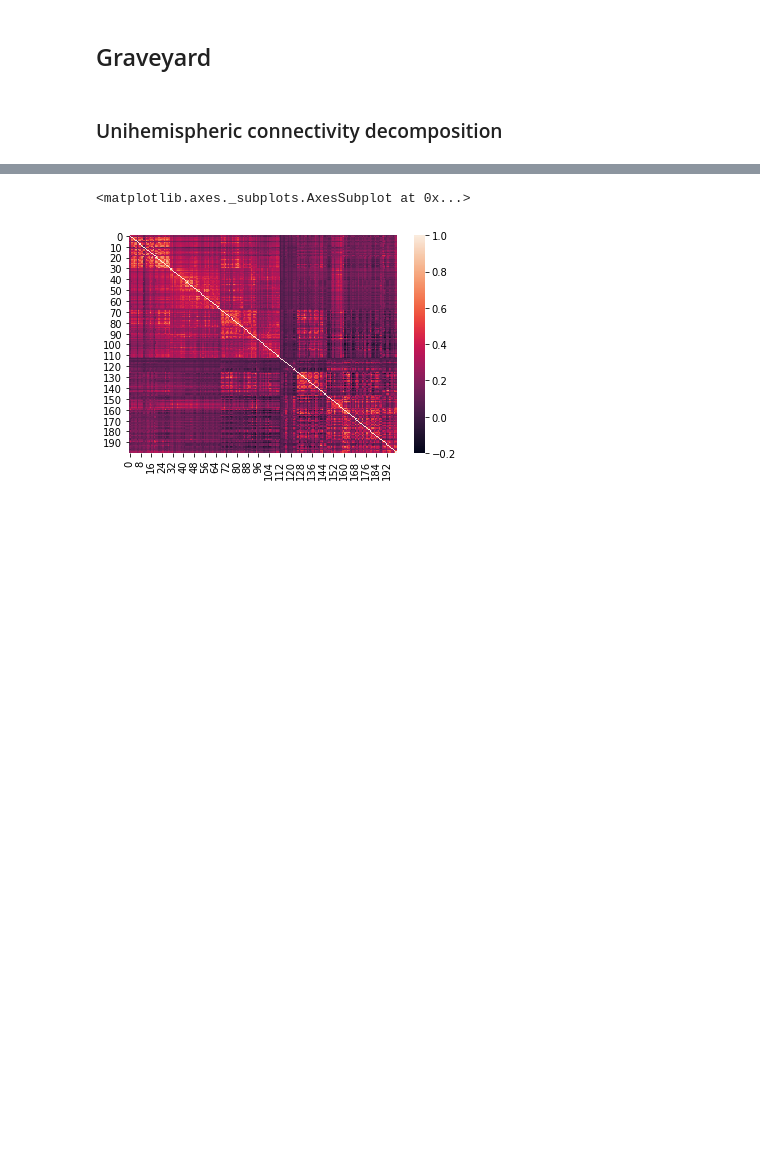
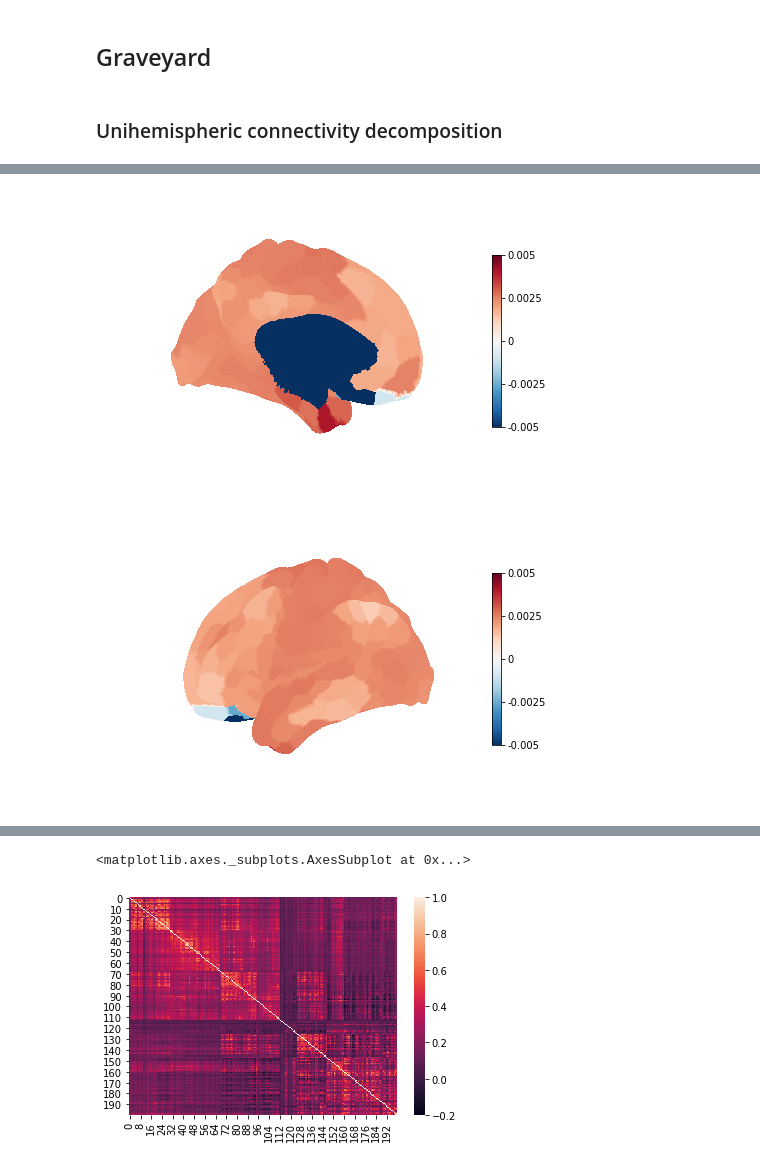
Before and after one commit to JohnGriffiths/BHTO19_GradientsVariability, a Jupyter notebook: scratch/looking_at_brainspace.ipynb, the cells around one changed output, grey strips where cells are left out. Drawn from its saved outputs; the diff is of its cells as text; code cells hidden in the pictures; blank space fills up the shorter version.

```diff
--- a/scratch/looking_at_brainspace.ipynb
+++ b/scratch/looking_at_brainspace.ipynb
@@ -216,0 +350,5 @@ disp = plot_surf_stat_map([lhp_vtx,lhp_tri],
+# %%
+A = sch400_fc.copy()
+D = np.diag(sch400_fc.sum(axis=1))
+#L = D - A
+L = D - A
@@ -216,0 +375,40 @@ disp = plot_surf_stat_map([lhp_vtx,lhp_tri],
+# %%
+L_evals,L_evecs = np.linalg.eig(L)
+# %%
+sch400_fcL_evecs_surf_pc1 = map_to_labels(L_evecs[:,0],
+                                  sch400_parc, mask=sch400_parc != 0,fill=np.nan);
+
+sch400_fcL_evecs_surf_pc2 = map_to_labels(L_evecs[:,1],
+                                  sch400_parc, mask=sch400_parc != 0,fill=np.nan);
+
+sch400_fcL_evecs_surf_pc3 = map_to_labels(L_evecs[:,2],
+                                  sch400_parc, mask=sch400_parc != 0,fill=np.nan);
+
+
+disp = plot_surf_stat_map([lhp_vtx,lhp_tri],
+                          sch400_fcL_evecs_surf_pc1[:32492],
+                          view='medial',hemi='left',cmap='RdBu_r');
+
+disp = plot_surf_stat_map([lhp_vtx,lhp_tri],
+                          sch400_fcL_evecs_surf_pc1[:32492],
+                          view='lateral',hemi='left',cmap='RdBu_r');
+
+
+disp = plot_surf_stat_map([lhp_vtx,lhp_tri],
+                          sch400_fcL_evecs_surf_pc2[:32492],
+                          view='medial',hemi='left',cmap='RdBu_r');
+
+disp = plot_surf_stat_map([lhp_vtx,lhp_tri],
+                          sch400_fcL_evecs_surf_pc2[:32492],
+                          view='lateral',hemi='left',cmap='RdBu_r');
+# %%
+disp = plot_surf_stat_map([lhp_vtx,lhp_tri],
+                          sch400_fcL_evecs_surf_pc2[:32492],
+                          view='medial',hemi='left',cmap='RdBu_r',vmax=0.005)
+
+disp = plot_surf_stat_map([lhp_vtx,lhp_tri],
+                          sch400_fcL_evecs_surf_pc2[:32492],
+                          view='lateral',hemi='left',cmap='RdBu_r',vmax=0.005)
+# %% [output]
+[figure, added]
+[figure, added]
```
Also changed, not shown: parts of 23 cells of this notebook.
